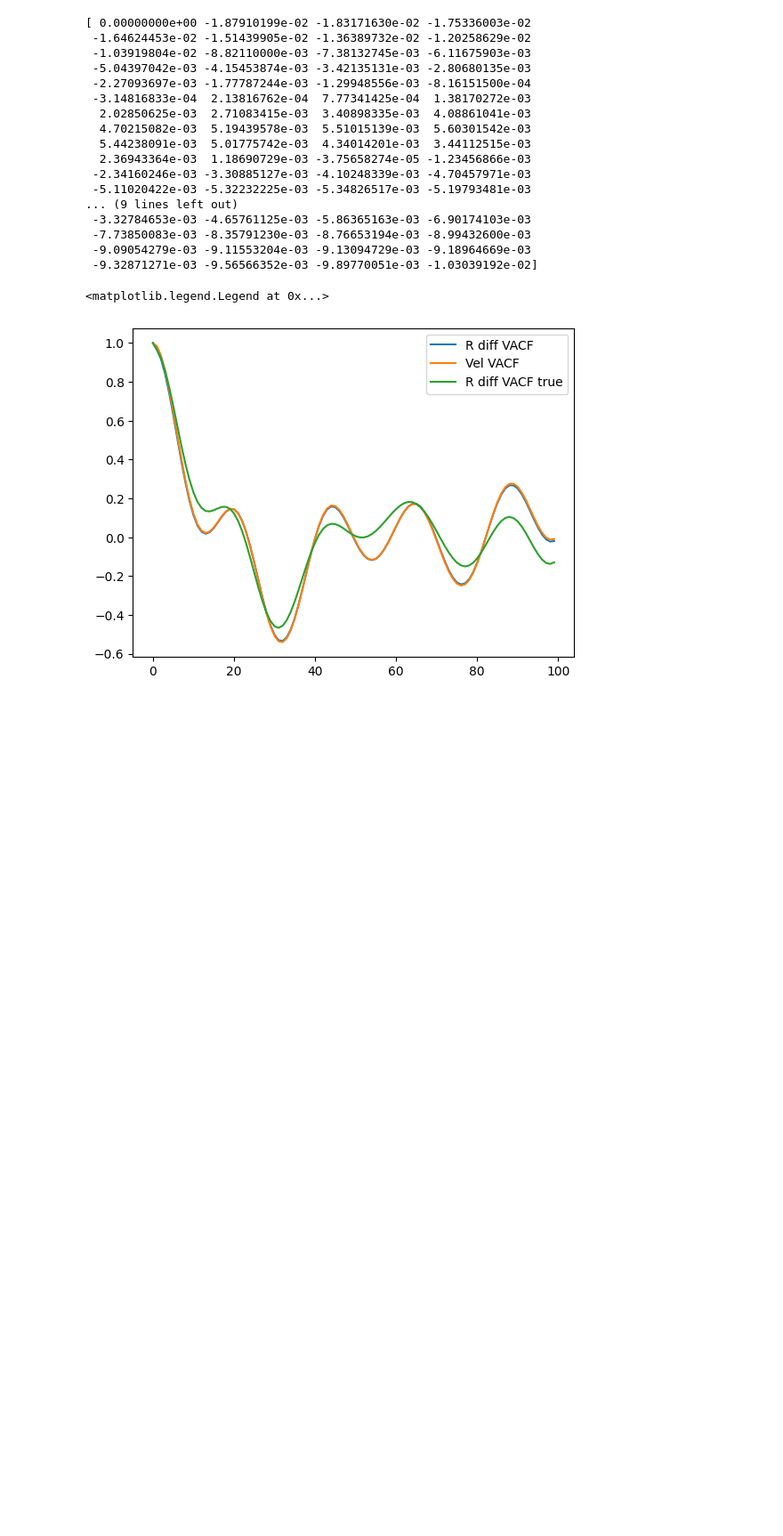
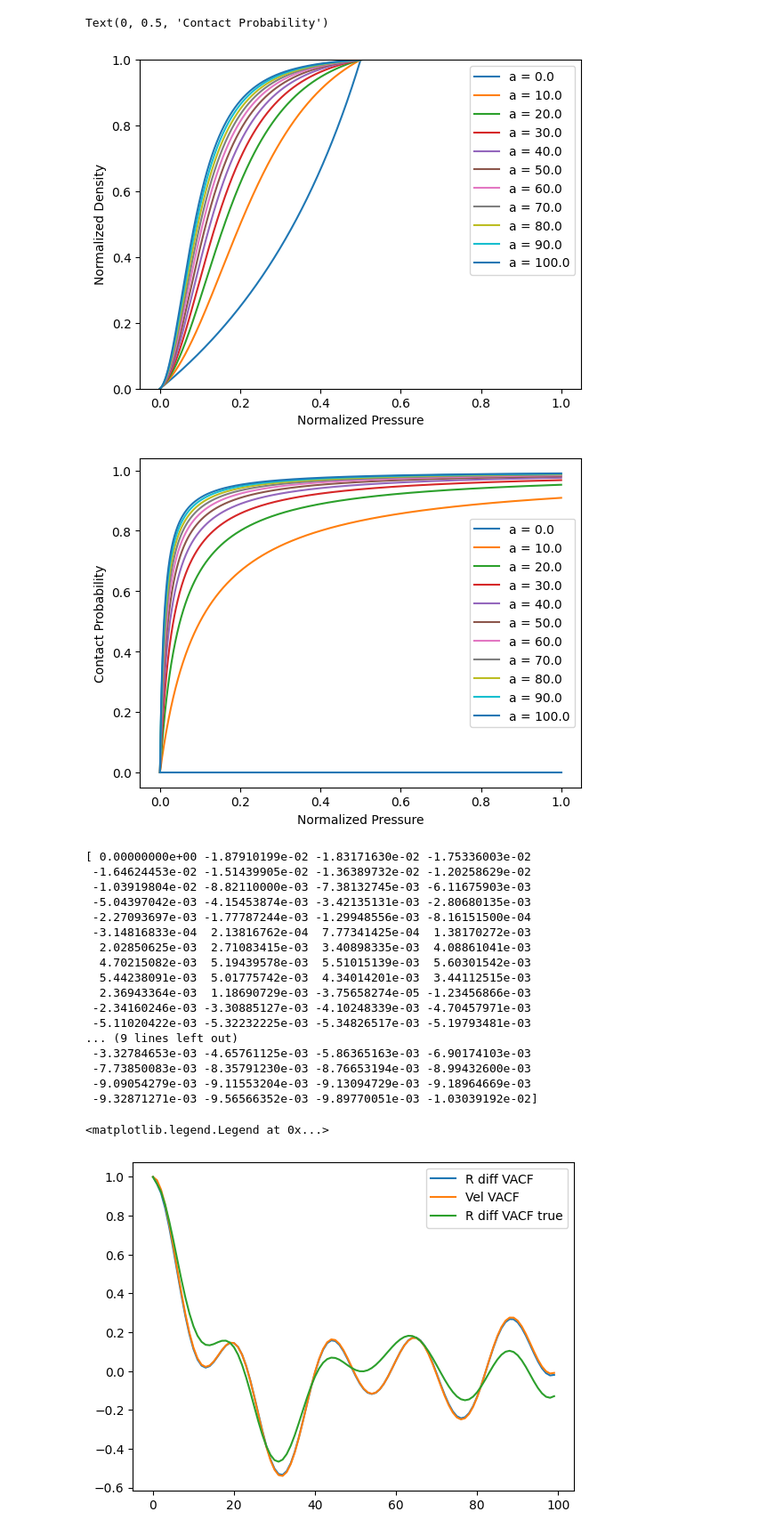
Before and after one commit to jeevster/implicit-md, a Jupyter notebook: Untitled.ipynb, the cells around one changed output. Shown at 89% size. Cells and saved outputs as stored; diff of their text form; code cells hidden in the pictures; blank space fills up the shorter version.

```diff
--- a/Untitled.ipynb
+++ b/Untitled.ipynb
@@ -1,3 +1,29 @@
+# %%
+import numpy as np
+import matplotlib.pyplot as plt
+
+p_star = np.linspace(0, 1, 1000)
+plt.figure()
+for a in np.linspace(0, 100, 11):
+    rho_star = (a*p_star**2 + p_star) / (a*p_star**2 - p_star + 1)
+    plt.plot(p_star, rho_star, label = f"a = {a}")
+plt.ylim([0,1])
+plt.legend()
+plt.xlabel("Normalized Pressure")
+plt.ylabel("Normalized Density")
+
+
+plt.figure()
+for a in np.linspace(0, 100, 11):
+    p_contact = (a*p_star)/ (1 + a*p_star)
+    plt.plot(p_star, p_contact, label = f"a = {a}")
+plt.legend()
+plt.xlabel("Normalized Pressure")
+plt.ylabel("Contact Probability")
+# %% [output]
+Text(0, 0.5, 'Contact Probability')
+[figure, added]
+[figure, added]
 # %%
 import numpy as np
 import matplotlib.pyplot as plt
```
Also changed, not shown: 5 other files.
